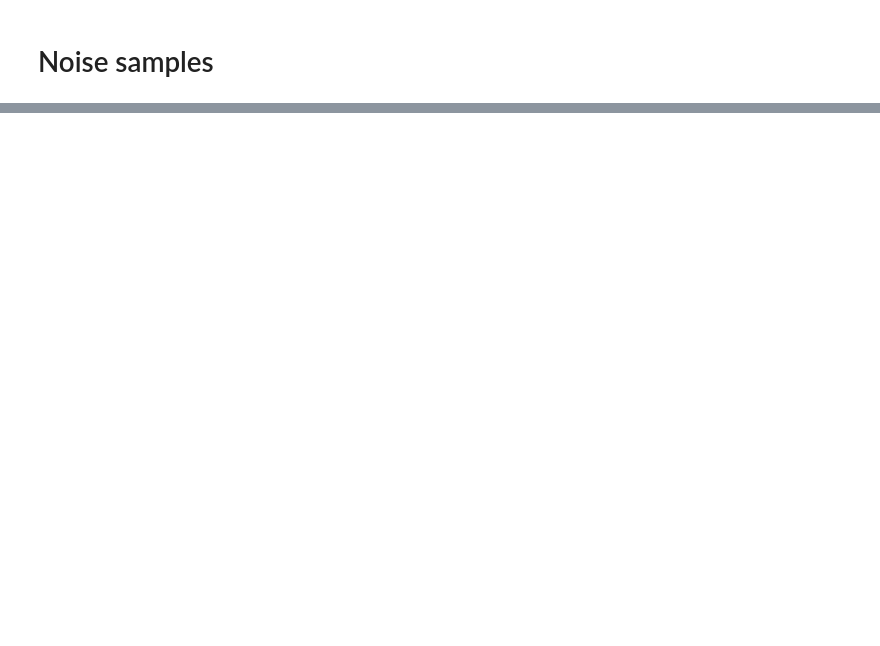
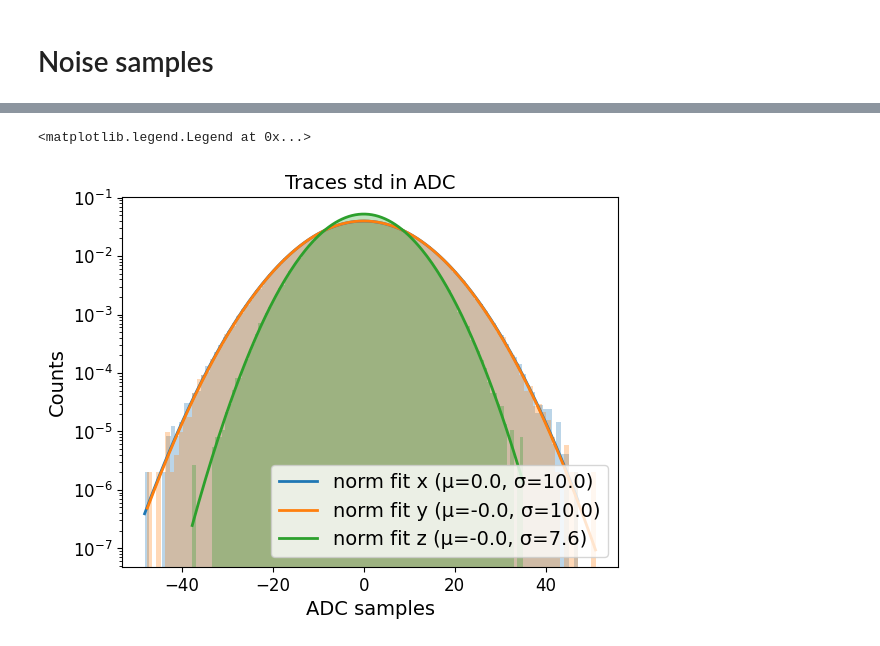
Before and after one commit to arsenefer/DU_response_computation, a Jupyter notebook: test_clean_noise.ipynb, the cells around one changed output, grey strips where cells are left out. Cells and saved outputs as stored; diff of their text form; code cells hidden in the pictures; blank space fills up the shorter version.

```diff
--- a/test_clean_noise.ipynb
+++ b/test_clean_noise.ipynb
@@ -284,0 +155,19 @@ plt.legend()
+# %%
+for i in range(3):
+    data = samples[:, i, :].flatten()/(.9*1e6)*8192
+    bins = 100
+    plt.hist(data, bins=bins, density=True, alpha=.3, color=f"C{i}")
+    mu = data.mean()
+    sigma = data.std()
+    x = np.linspace(data.min(), data.max(), 200)
+    pdf = 1/(sigma*np.sqrt(2*np.pi)) * np.exp(-0.5*((x-mu)/sigma)**2)
+    plt.plot(x, pdf, color=f"C{i}", lw=2, label=f"norm fit {'xyz'[i]} (μ={mu:.1f}, σ={sigma:.1f})")
+
+plt.title('Traces std in ADC')
+plt.xlabel('ADC samples')
+plt.ylabel('Counts')
+plt.yscale('log')
+plt.legend()
+# %% [output]
+<matplotlib.legend.Legend at 0x...>
+[figure, added]
```
Also changed, not shown: parts of 27 cells of this notebook, 3 other files.
